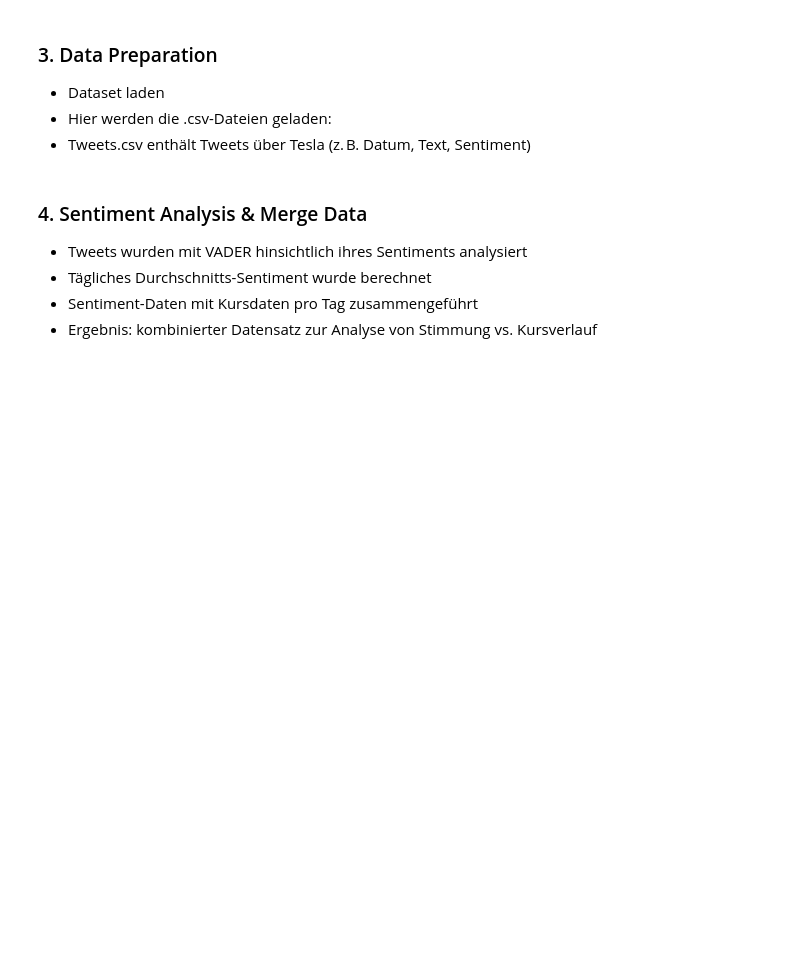
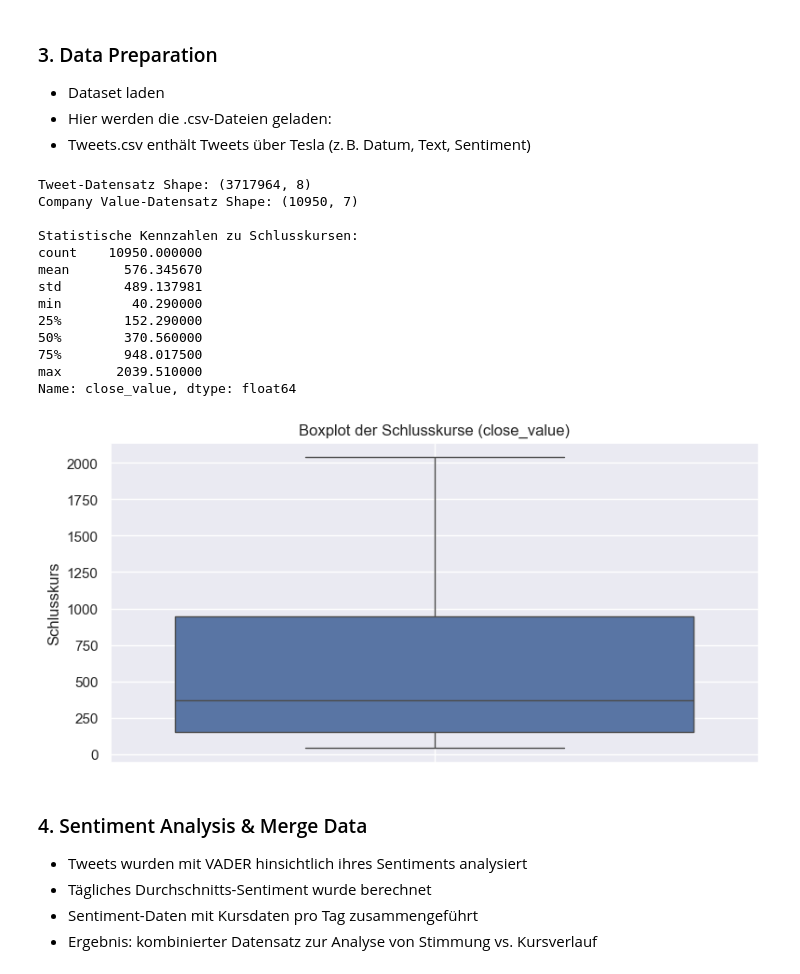
Before and after one commit to erkayK/USW-AI-App, a Jupyter notebook: notebooks/usw_sentiment_stocks.ipynb, the cells around one changed output. Saved outputs shown, nothing was run; the diff lists cells and outputs as text; code cells hidden in the pictures; blank space fills up the shorter version.

```diff
--- a/notebooks/usw_sentiment_stocks.ipynb
+++ b/notebooks/usw_sentiment_stocks.ipynb
@@ -39,6 +39,40 @@ company_tweet = pd.read_csv("../Datasets/raw/tweets_top_companies/Company_Tweet.
 tweet         = pd.read_csv("../Datasets/raw/tweets_top_companies/Tweet.csv")
 company       = pd.read_csv("../Datasets/raw/tweets_top_companies/Company.csv")
 company_value = pd.read_csv("../Datasets/raw/company_values/CompanyValues.csv")
+# %%
+### 3.1 Überblick über die Datensätze
+
+# Anzahl Zeilen und Spalten
+print("Tweet-Datensatz Shape:", tweet.shape)
+print("Company Value-Datensatz Shape:", company_value.shape)
+
+# Statistische Beschreibung der Kursdaten
+print("\nStatistische Kennzahlen zu Schlusskursen:")
+print(company_value['close_value'].describe())
+
+# Boxplot zur Erkennung von Ausreißern
+plt.figure(figsize=(8, 4))
+sns.boxplot(data=company_value, y='close_value')
+plt.title("Boxplot der Schlusskurse (close_value)")
+plt.ylabel("Schlusskurs")
+plt.grid(True)
+plt.tight_layout()
+plt.show()
+# %% [output]
+Tweet-Datensatz Shape: (3717964, 8)
+Company Value-Datensatz Shape: (10950, 7)
+
+Statistische Kennzahlen zu Schlusskursen:
+count    10950.000000
+mean       576.345670
+std        489.137981
+min         40.290000
+25%        152.290000
+50%        370.560000
+75%        948.017500
+max       2039.510000
+Name: close_value, dtype: float64
+[figure, added]
 # %% [markdown]
 ### 4. Sentiment Analysis & Merge Data
 - Tweets wurden mit VADER hinsichtlich ihres Sentiments analysiert
```
Also changed, not shown: parts of 3 cells of this notebook.
